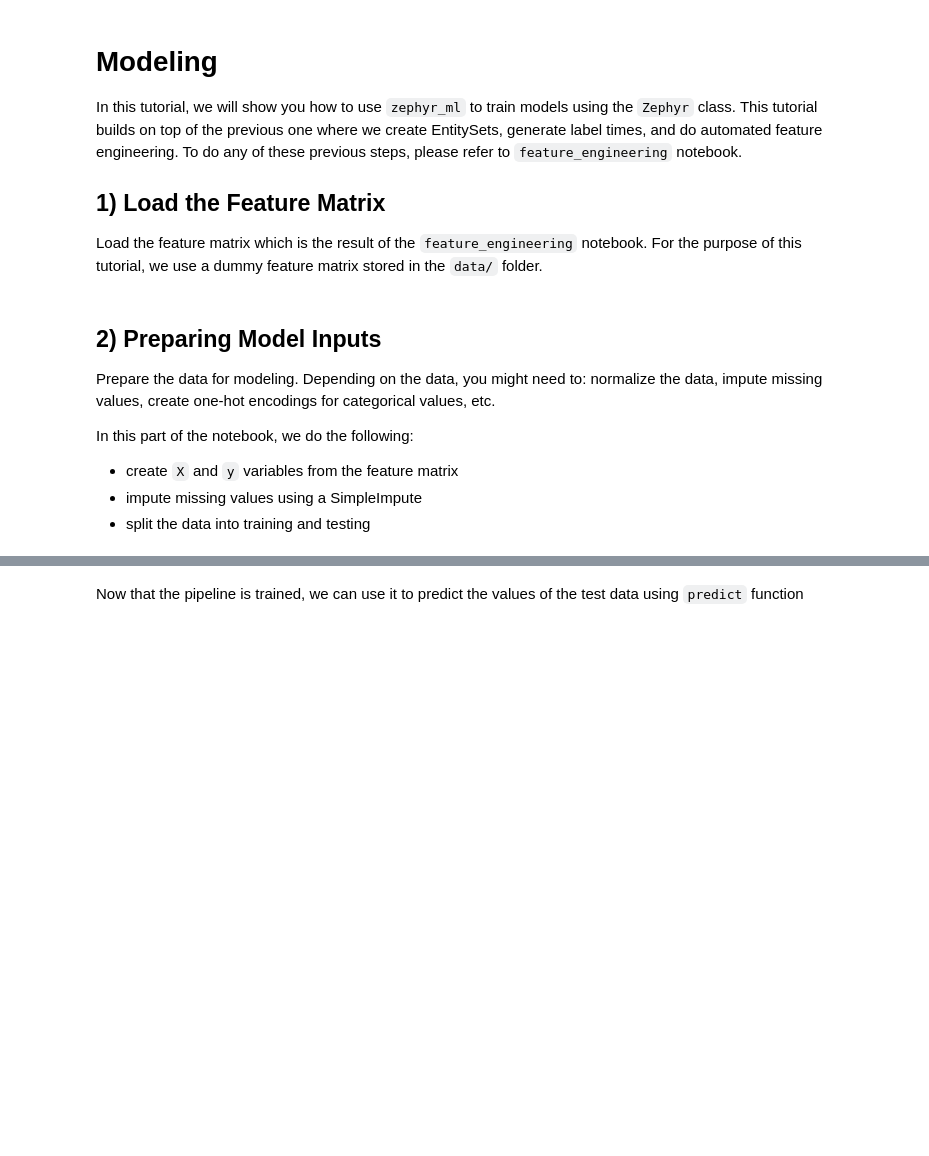
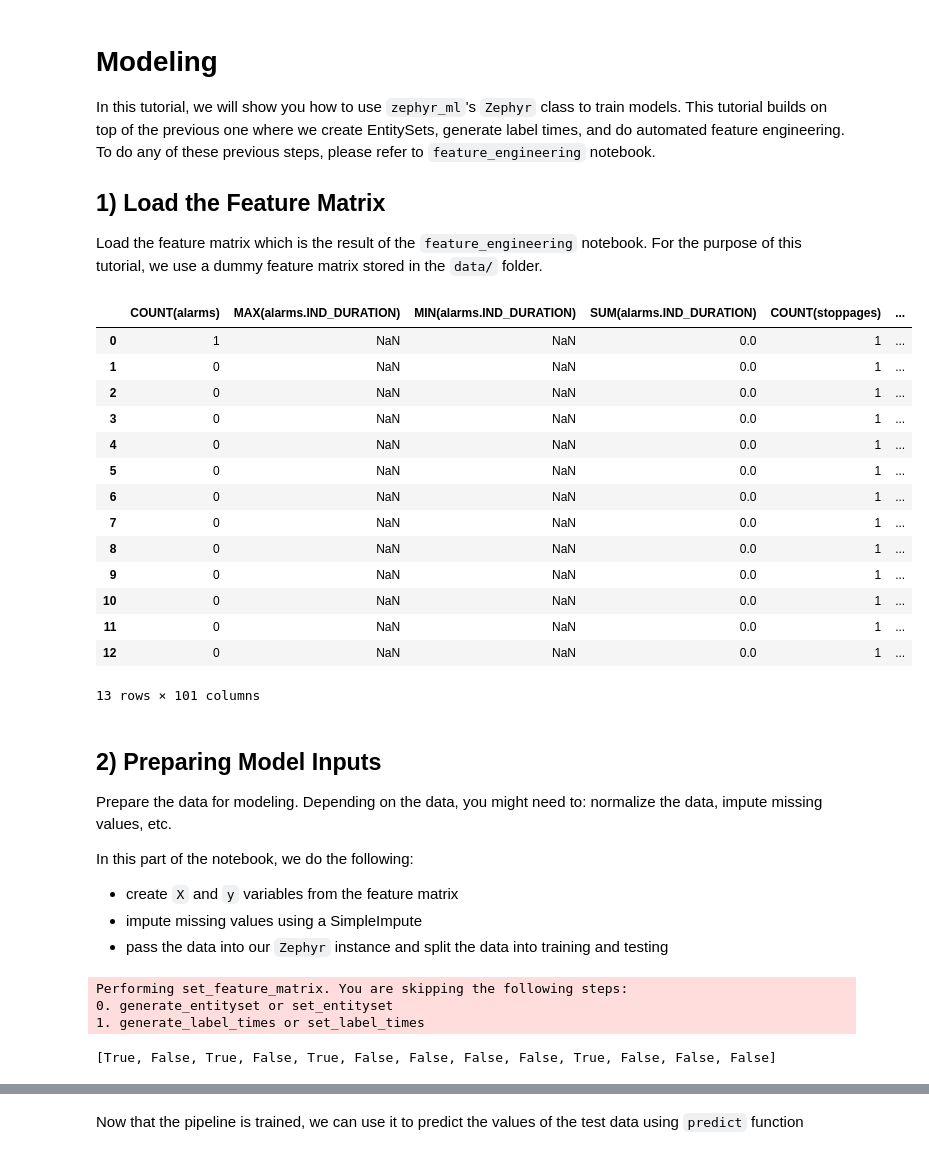
Before and after one commit to sintel-dev/Zephyr, a Jupyter notebook: notebooks/modeling.ipynb, the cells around one changed output, grey strips where cells are left out. Drawn from its saved outputs; the diff is of its cells as text; code cells hidden in the pictures; blank space fills up the shorter version.

```diff
--- a/notebooks/modeling.ipynb
+++ b/notebooks/modeling.ipynb
@@ -1,7 +1,7 @@
 # %% [markdown]
 # Modeling
 
-In this tutorial, we will show you how to use `zephyr_ml` to train models using the `Zephyr` class. This tutorial builds on top of the previous one where we create EntitySets, generate label times, and do automated feature engineering. To do any of these previous steps, please refer to `feature_engineering` notebook.
+In this tutorial, we will show you how to use `zephyr_ml`'s `Zephyr` class to train models. This tutorial builds on top of the previous one where we create EntitySets, generate label times, and do automated feature engineering. To do any of these previous steps, please refer to `feature_engineering` notebook.
 
 ## 1) Load the Feature Matrix
 
@@ -9,30 +9,55 @@ Load the feature matrix which is the result of the `feature_engineering` noteboo
 # %%
 import pandas as pd
 
 feature_matrix = pd.read_csv('data/feature_matrix.csv')
+feature_matrix
+# %% [output]
+|  | COUNT(alarms) | MAX(alarms.IND_DURATION) | MIN(alarms.IND_DURATION) | SUM(alarms.IND_DURATION) | COUNT(stoppages) | ... |
+| 0 | 1 | NaN | NaN | 0.0 | 1 | ... |
+| 1 | 0 | NaN | NaN | 0.0 | 1 | ... |
+| 2 | 0 | NaN | NaN | 0.0 | 1 | ... |
+| 3 | 0 | NaN | NaN | 0.0 | 1 | ... |
+| 4 | 0 | NaN | NaN | 0.0 | 1 | ... |
+| 5 | 0 | NaN | NaN | 0.0 | 1 | ... |
+| 6 | 0 | NaN | NaN | 0.0 | 1 | ... |
+| 7 | 0 | NaN | NaN | 0.0 | 1 | ... |
+| 8 | 0 | NaN | NaN | 0.0 | 1 | ... |
+| 9 | 0 | NaN | NaN | 0.0 | 1 | ... |
+| 10 | 0 | NaN | NaN | 0.0 | 1 | ... |
+| 11 | 0 | NaN | NaN | 0.0 | 1 | ... |
+| 12 | 0 | NaN | NaN | 0.0 | 1 | ... |
+13 rows × 101 columns
 # %% [markdown]
 ## 2) Preparing Model Inputs
 
-Prepare the data for modeling. Depending on the data, you might need to: normalize the data, impute missing values, create one-hot encodings for categorical values, etc.
+Prepare the data for modeling. Depending on the data, you might need to: normalize the data, impute missing values, etc.
 
 In this part of the notebook, we do the following:
 * create `X` and `y` variables from the feature matrix
 * impute missing values using a SimpleImpute
-* split the data into training and testing
+* pass the data into our `Zephyr` instance and split the data into training and testing
 # %%
 from sklearn.impute import SimpleImputer
-from sklearn.model_selection import train_test_split
+from zephyr_ml import Zephyr
 
 # pop the target labels
 y = list(feature_matrix.pop('label'))
+print(y)
 X = feature_matrix.values
+
 
 # impute missing values
 imputer = SimpleImputer()
-X = imputer.fit_transform(X)
+X = pd.DataFrame(imputer.fit_transform(X))
 
-# create train and test splits
-X_train, X_test, y_train, y_test = train_test_split(X, y, test_size=0.2, random_state=33)
+zephyr = Zephyr()
+zephyr.set_feature_matrix(X, labels = y)
+X_train, X_test, y_train, y_test = zephyr.generate_train_test_split(test_size=0.2, random_state=33)
+# %% [output]
+Performing set_feature_matrix. You are skipping the following steps:
+0. generate_entityset or set_entityset
+1. generate_label_times or set_label_times
+[True, False, True, False, True, False, False, False, False, True, False, False, False]
 # %% [markdown]
 ## 3) Train a Model
 
```
Also changed, not shown: parts of 11 cells of this notebook, 14 other files.
